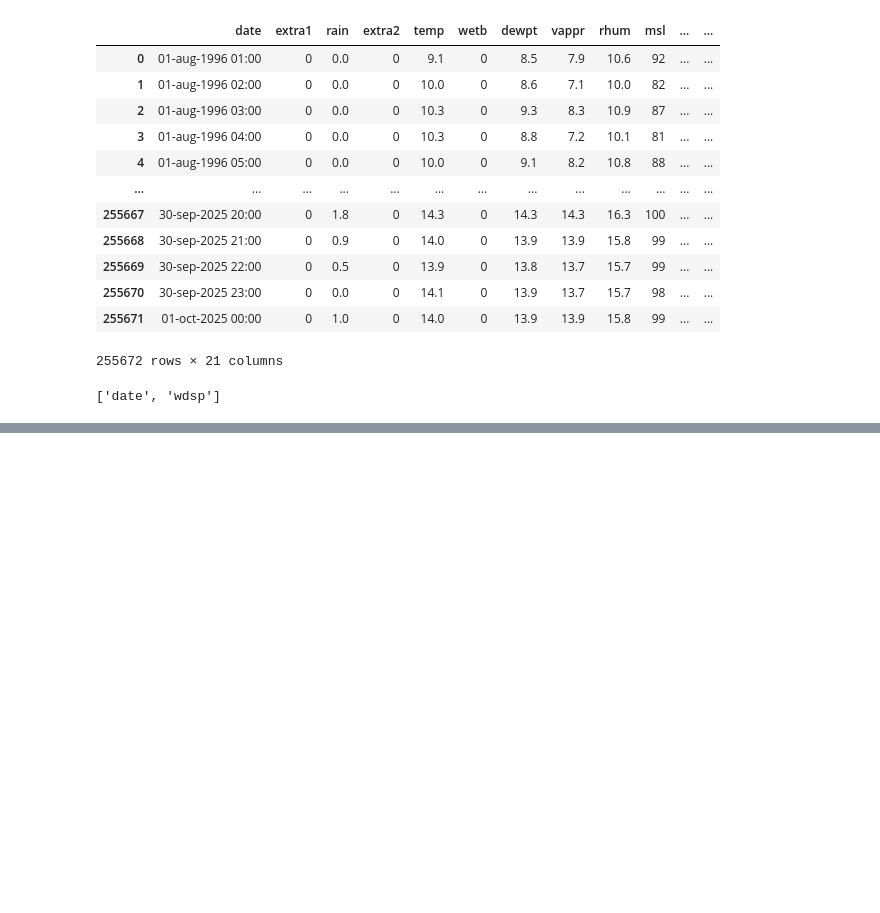
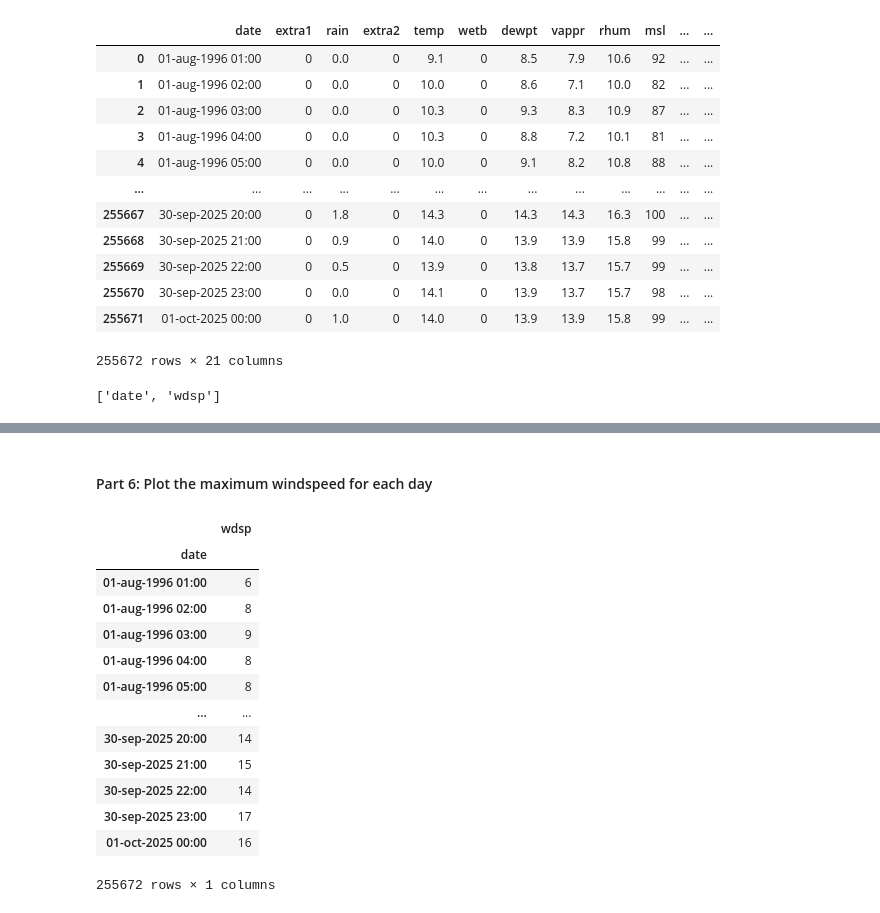
Before and after one commit to callagg2/PFDA, a Jupyter notebook: assignments/assignment_6_Weather.ipynb, the cells around one changed output, grey strips where cells are left out. Saved outputs shown, nothing was run; the diff lists cells and outputs as text; code cells hidden in the pictures; blank space fills up the shorter version.

```diff
--- a/assignments/assignment_6_Weather.ipynb
+++ b/assignments/assignment_6_Weather.ipynb
@@ -505,0 +556,19 @@ plt.show()
+# %% [markdown]
+#### Part 6: Plot the maximum windspeed for each day
+# %%
+df
+# %% [output]
+|  | wdsp |
+| date |  |
+| 01-aug-1996 01:00 | 6 |
+| 01-aug-1996 02:00 | 8 |
+| 01-aug-1996 03:00 | 9 |
+| 01-aug-1996 04:00 | 8 |
+| 01-aug-1996 05:00 | 8 |
+| ... | ... |
+| 30-sep-2025 20:00 | 14 |
+| 30-sep-2025 21:00 | 15 |
+| 30-sep-2025 22:00 | 14 |
+| 30-sep-2025 23:00 | 17 |
+| 01-oct-2025 00:00 | 16 |
+255672 rows × 1 columns
```
Also changed, not shown: parts of 14 cells of this notebook, 1 other file.
